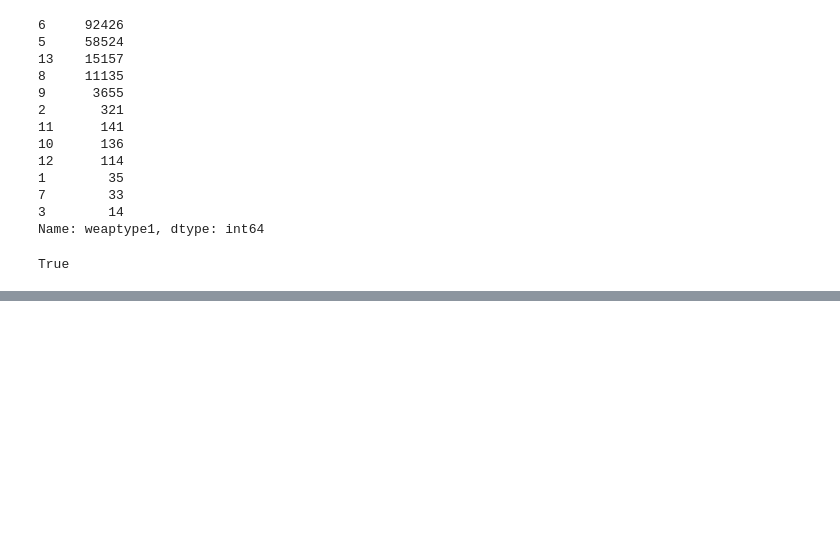
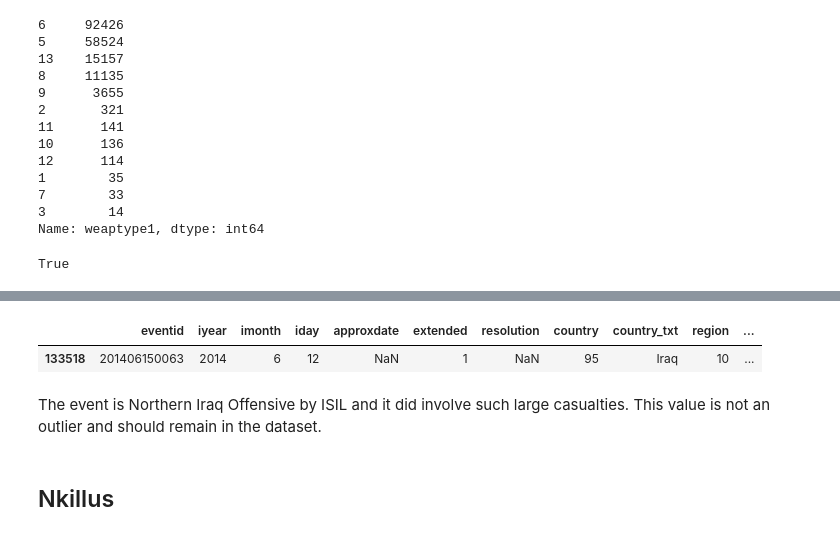
Before and after one commit to Achaad/data-mining-terrorism, a Jupyter notebook: Terrorism project.ipynb, the cells around one changed output, grey strips where cells are left out. Cells and saved outputs as stored; diff of their text form; code cells hidden in the pictures; blank space fills up the shorter version.

```diff
--- a/Terrorism project.ipynb
+++ b/Terrorism project.ipynb
@@ -546,0 +714,10 @@ True
+# %%
+# Find info about incident with very high kill count
+copy_1[copy_1.nkill == 1570]
+# %% [output]
+|  | eventid | iyear | imonth | iday | approxdate | extended | resolution | country | country_txt | region | ... |
+| 133518 | 201406150063 | 2014 | 6 | 12 | NaN | 1 | NaN | 95 | Iraq | 10 | ... |
+# %% [markdown]
+The event is Northern Iraq Offensive by ISIL and it did involve such large casualties. This value is not an outlier and should remain in the dataset.
+# %% [markdown]
+## Nkillus
```
Also changed, not shown: parts of 114 cells of this notebook.
